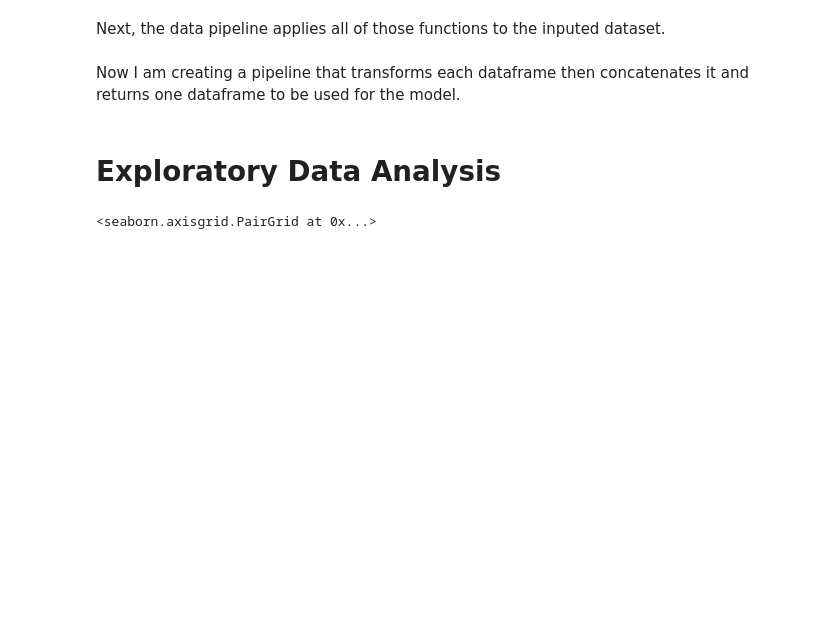
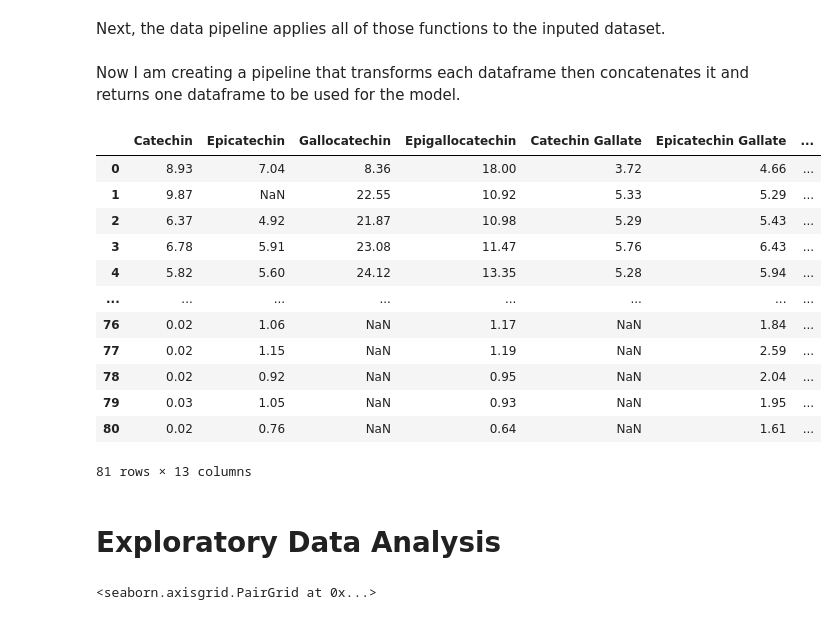
Before and after one commit to TahlonBrahic/Green-Tea-Sensory-Evaluation-With-GANs, a Jupyter notebook: source/main.ipynb, the cells around one changed output. Drawn from its saved outputs; the diff is of its cells as text; code cells hidden in the pictures; blank space fills up the shorter version.

Commit message:
Add notes

```diff
--- a/source/main.ipynb
+++ b/source/main.ipynb
@@ -186,3 +184,20 @@ df = data_combining_pipeline_processor.transform(all_dataframes)
+# %%
+df = data_combining_pipeline_processor.transform(all_dataframes)
+df # Note: right now continguous data sets like df_10942910701299430_chemical_composition & df_10942910701299430_sensory_evaluation are not being put together, I need to decide where to combine them: the data pipeline or on inital import.
+# %% [output]
+|  | Catechin | Epicatechin | Gallocatechin | Epigallocatechin | Catechin Gallate | Epicatechin Gallate | ... |
+| 0 | 8.93 | 7.04 | 8.36 | 18.00 | 3.72 | 4.66 | ... |
+| 1 | 9.87 | NaN | 22.55 | 10.92 | 5.33 | 5.29 | ... |
+| 2 | 6.37 | 4.92 | 21.87 | 10.98 | 5.29 | 5.43 | ... |
+| 3 | 6.78 | 5.91 | 23.08 | 11.47 | 5.76 | 6.43 | ... |
+| 4 | 5.82 | 5.60 | 24.12 | 13.35 | 5.28 | 5.94 | ... |
+| ... | ... | ... | ... | ... | ... | ... | ... |
+| 76 | 0.02 | 1.06 | NaN | 1.17 | NaN | 1.84 | ... |
+| 77 | 0.02 | 1.15 | NaN | 1.19 | NaN | 2.59 | ... |
+| 78 | 0.02 | 0.92 | NaN | 0.95 | NaN | 2.04 | ... |
+| 79 | 0.03 | 1.05 | NaN | 0.93 | NaN | 1.95 | ... |
+| 80 | 0.02 | 0.76 | NaN | 0.64 | NaN | 1.61 | ... |
+81 rows × 13 columns
 # %% [markdown]
 # Exploratory Data Analysis
 # %%
```
Also changed, not shown: parts of 3 cells of this notebook.
